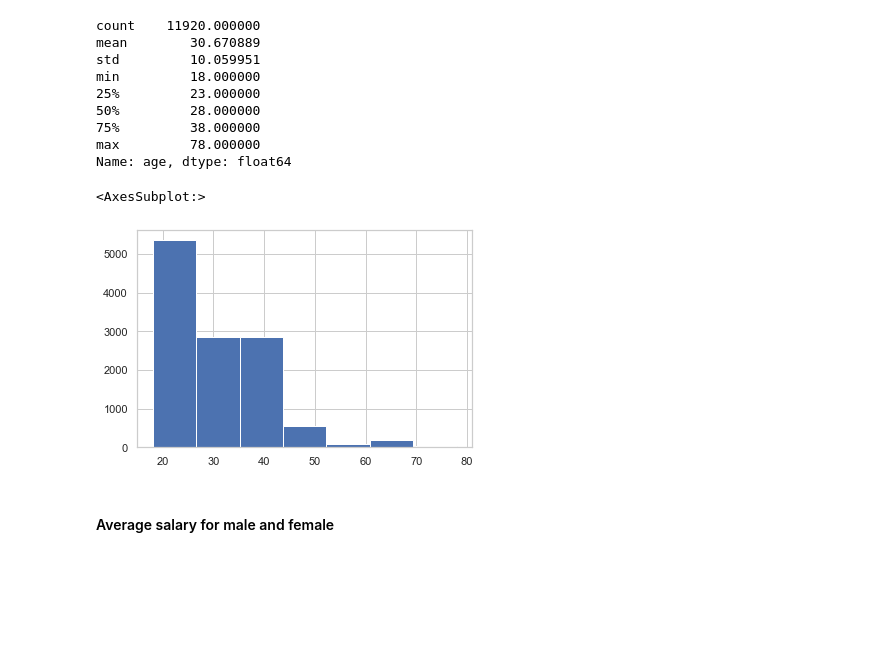
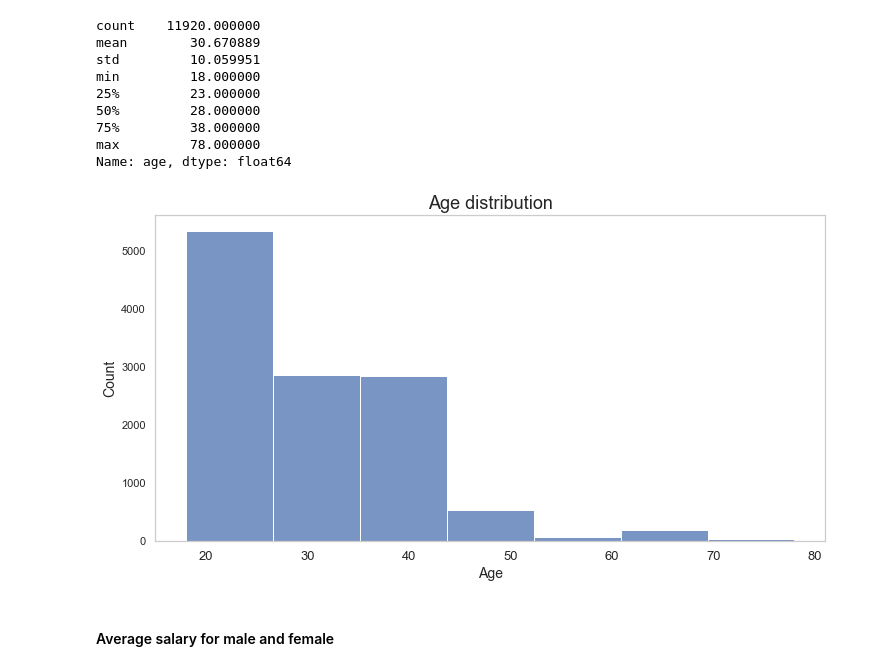
Before and after one commit to HHook/ANZ-virtual-internship, a Jupyter notebook: ANZ virtual internship EDA.ipynb, the cells around one changed output. Drawn from its saved outputs; the diff is of its cells as text; code cells hidden in the pictures; blank space fills up the shorter version.

```diff
--- a/ANZ virtual internship EDA.ipynb
+++ b/ANZ virtual internship EDA.ipynb
@@ -348,8 +340,14 @@ min         18.000000
 75%         38.000000
 max         78.000000
 Name: age, dtype: float64
-# %%
-df['age'].hist(bins=7)
-# %% [output]
-<AxesSubplot:>
-[figure, removed]
+# %%
+plt.figure(figsize=(12,6))
+plt.grid(False)
+plt.title('Age distribution', fontsize=18)
+plt.xticks(fontsize = 13)
+plt.xlabel('Age', fontsize=14)
+plt.ylabel('Count', fontsize=14)
+sns.histplot(x=df['age'], bins=7)
+plt.savefig('viz/age dist.jpg')
+# %% [output]
+[figure, added]
```
Also changed, not shown: parts of 12 cells of this notebook, 5 other files.
